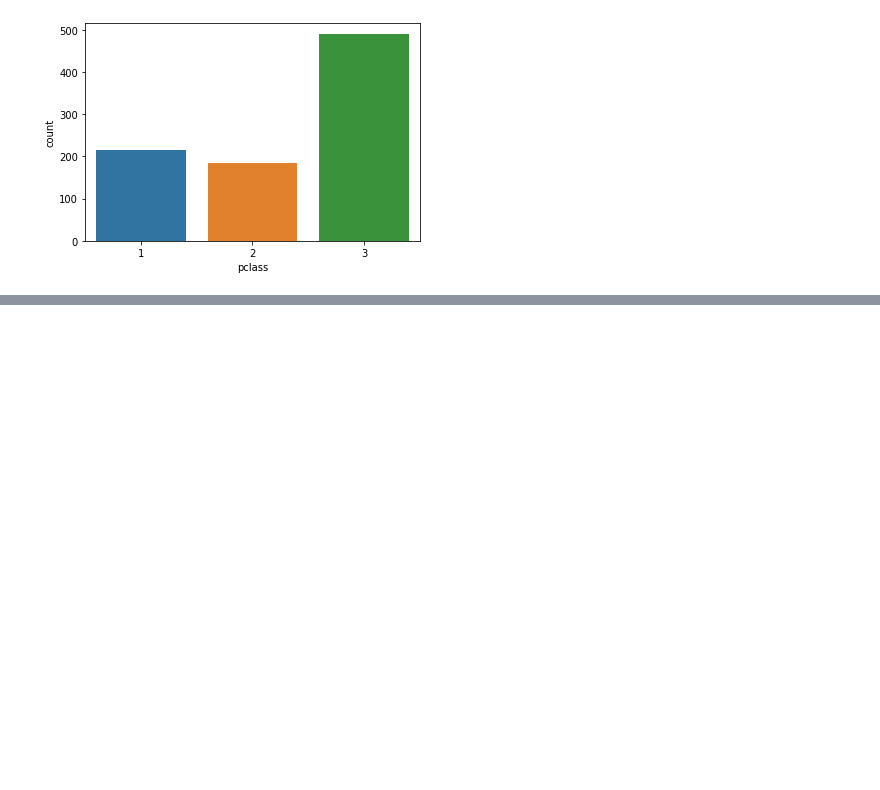
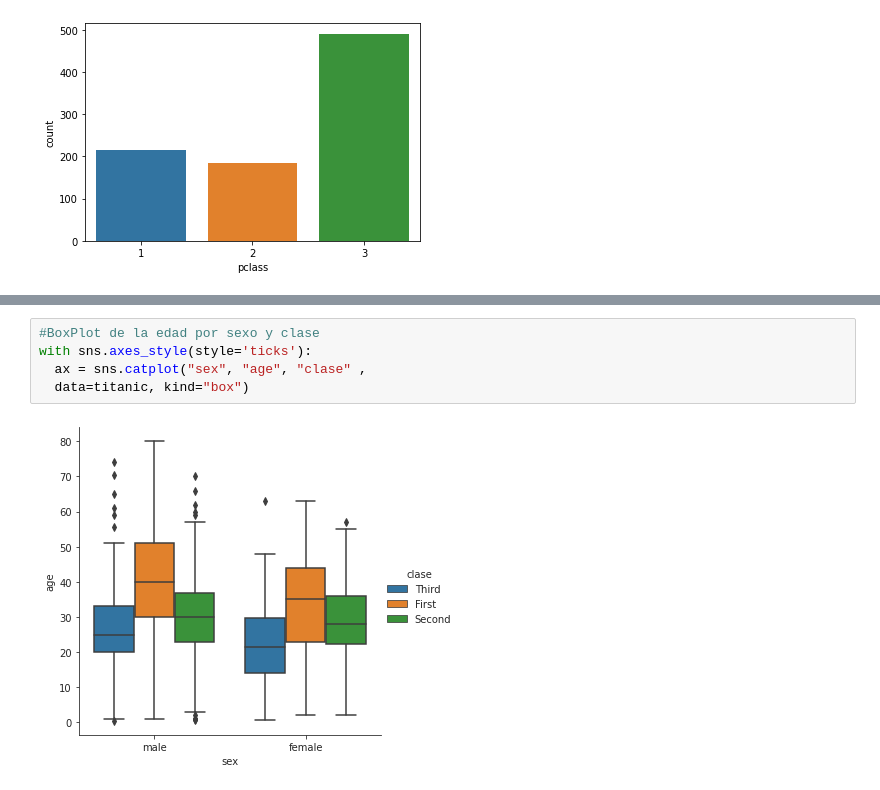
Before and after one commit to Luis-Marin/Visualizaci-n---Actividades-Guiadas, a Jupyter notebook: Visualización_AG3.ipynb, the cells around one changed output, grey strips where cells are left out. Drawn from its saved outputs; the diff is of its cells as text; blank space fills up the shorter version.

```diff
--- a/Visualización_AG3.ipynb
+++ b/Visualización_AG3.ipynb
@@ -125,0 +132,7 @@ sns.countplot(x="pclass", data=titanic)
+# %%
+#BoxPlot de la edad por sexo y clase
+with sns.axes_style(style='ticks'):
+  ax = sns.catplot("sex", "age", "clase" ,
+  data=titanic, kind="box")
+# %% [output]
+[figure, added]
```
Also changed, not shown: parts of 7 cells of this notebook.
